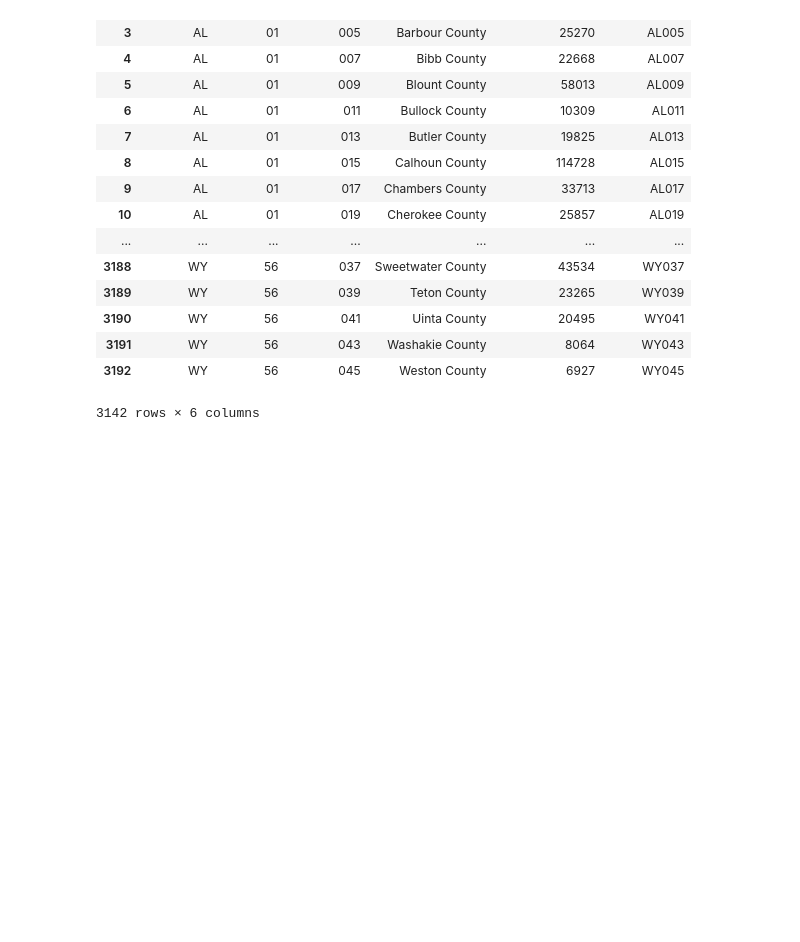
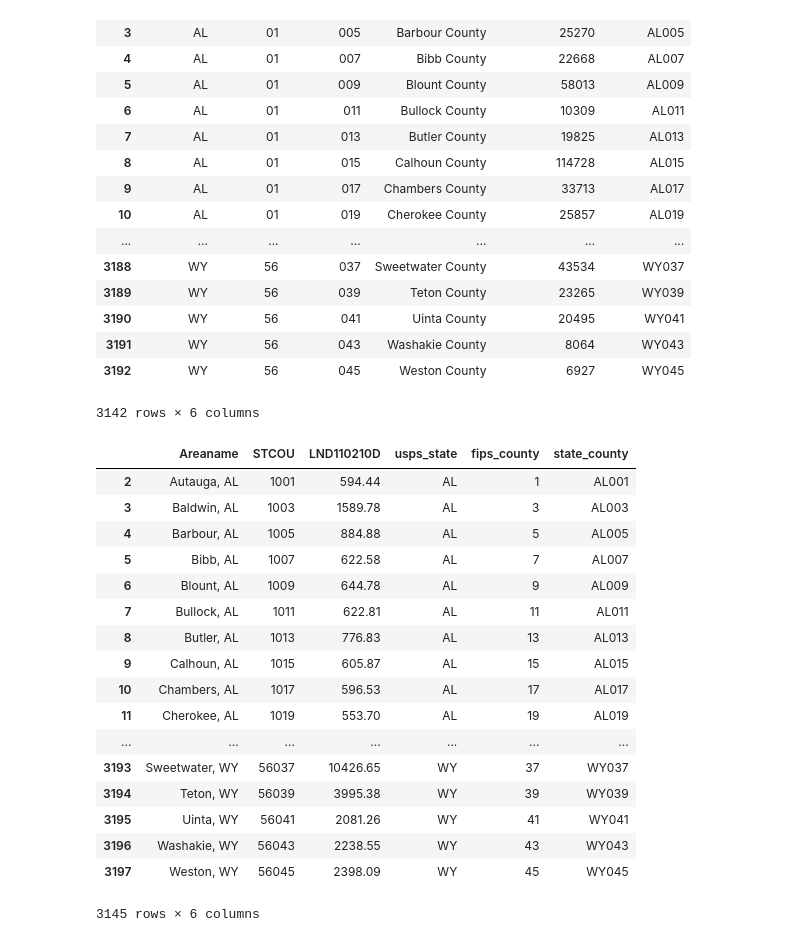
Before and after one commit to jahewson/us-aircraft-population, a Jupyter notebook: aircraft.ipynb, the cells around one changed output. Cells and saved outputs as stored; diff of their text form; code cells hidden in the pictures; blank space fills up the shorter version.

```diff
--- a/aircraft.ipynb
+++ b/aircraft.ipynb
@@ -171,0 +170,23 @@ out_data.to_csv('aircraft_county_pop.csv')
+# %%
+# now load the areas
+areas = pd.read_csv('county_area.csv', index_col=0)
+areas
+# %% [output]
+|  | Areaname | STCOU | LND110210D | usps_state | fips_county | state_county |
+| 2 | Autauga, AL | 1001 | 594.44 | AL | 1 | AL001 |
+| 3 | Baldwin, AL | 1003 | 1589.78 | AL | 3 | AL003 |
+| 4 | Barbour, AL | 1005 | 884.88 | AL | 5 | AL005 |
+| 5 | Bibb, AL | 1007 | 622.58 | AL | 7 | AL007 |
+| 6 | Blount, AL | 1009 | 644.78 | AL | 9 | AL009 |
+| 7 | Bullock, AL | 1011 | 622.81 | AL | 11 | AL011 |
+| 8 | Butler, AL | 1013 | 776.83 | AL | 13 | AL013 |
+| 9 | Calhoun, AL | 1015 | 605.87 | AL | 15 | AL015 |
+| 10 | Chambers, AL | 1017 | 596.53 | AL | 17 | AL017 |
+| 11 | Cherokee, AL | 1019 | 553.70 | AL | 19 | AL019 |
+| ... | ... | ... | ... | ... | ... | ... |
+| 3193 | Sweetwater, WY | 56037 | 10426.65 | WY | 37 | WY037 |
+| 3194 | Teton, WY | 56039 | 3995.38 | WY | 39 | WY039 |
+| 3195 | Uinta, WY | 56041 | 2081.26 | WY | 41 | WY041 |
+| 3196 | Washakie, WY | 56043 | 2238.55 | WY | 43 | WY043 |
+| 3197 | Weston, WY | 56045 | 2398.09 | WY | 45 | WY045 |
+3145 rows × 6 columns
```
Also changed, not shown: parts of 4 cells of this notebook, 2 other files.
